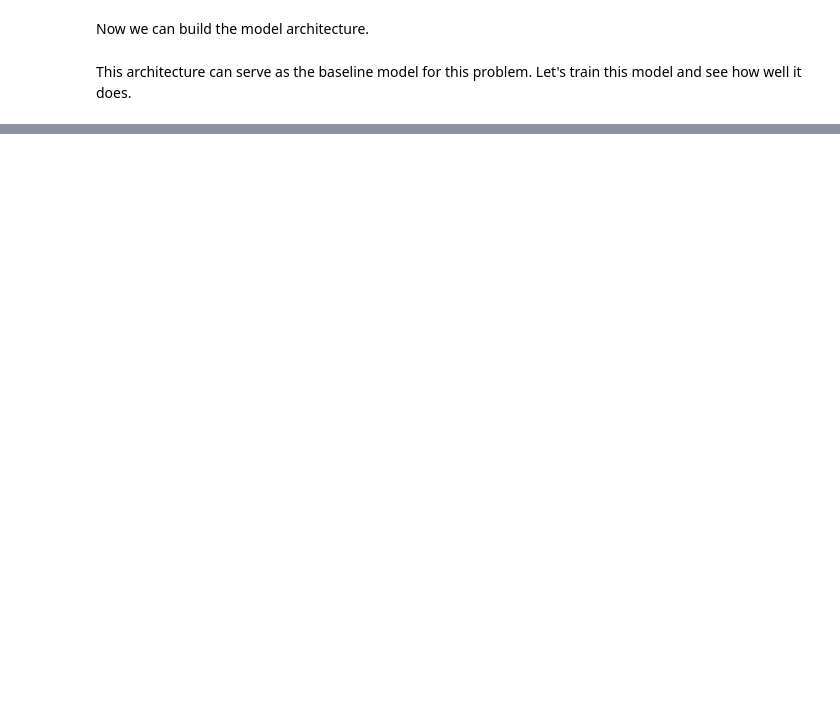
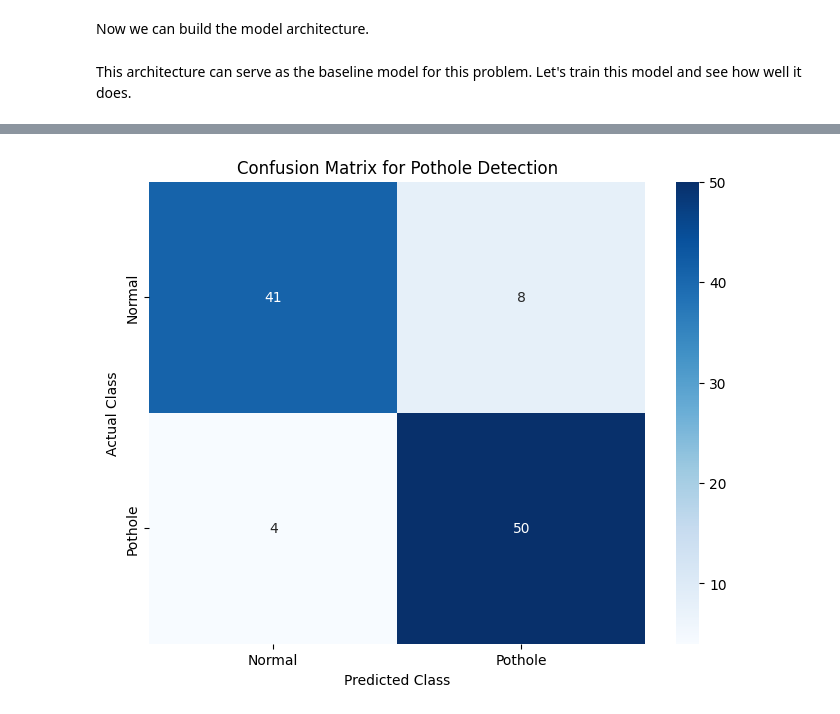
Before and after one commit to adarshm11/RoadGuard, a Jupyter notebook: cnn.ipynb, the cells around one changed output, grey strips where cells are left out. Saved outputs shown, nothing was run; the diff lists cells and outputs as text; code cells hidden in the pictures; blank space fills up the shorter version.

```diff
--- a/cnn.ipynb
+++ b/cnn.ipynb
@@ -298,0 +373,24 @@ It isn't perfect (the fourth image is wrongly classified) but we're doing good.
+# %%
+import seaborn as sns # Optional, but often used for prettier heatmaps
+
+# Define class names (for labels on the plot)
+class_names = ['Normal', 'Pothole']
+
+# Create the heatmap
+plt.figure(figsize=(8, 6))
+sns.heatmap(
+    conf_matrix,
+    annot=True,              # Annotate cells with the numeric value
+    fmt='d',                 # Format annotations as integers
+    cmap='Blues',            # Color scheme
+    xticklabels=class_names, # Labels for predicted classes (X-axis)
+    yticklabels=class_names  # Labels for actual classes (Y-axis)
+)
+
+# Set labels and title
+plt.title('Confusion Matrix for Pothole Detection')
+plt.ylabel('Actual Class')
+plt.xlabel('Predicted Class')
+plt.show()
+# %% [output]
+[figure, added]
```
Also changed, not shown: parts of 9 cells of this notebook, 2 other files.
